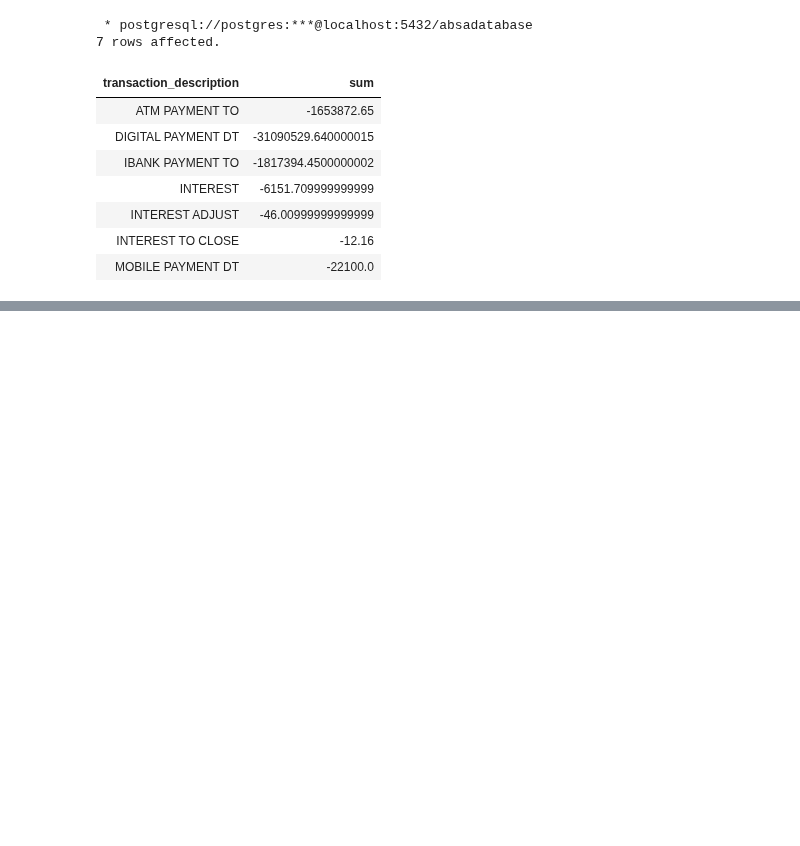
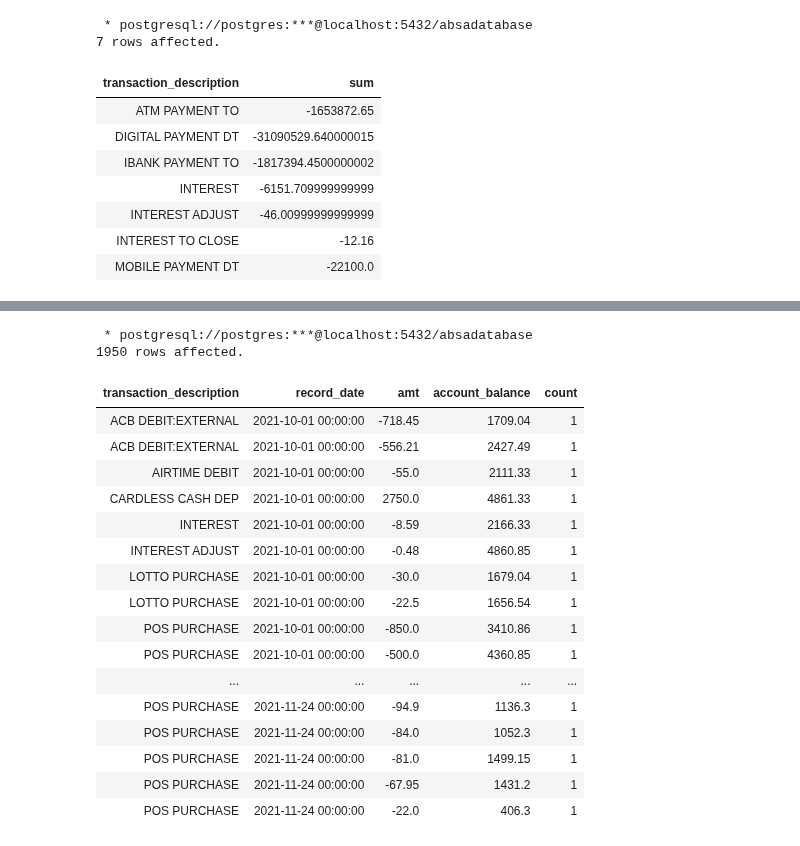
Before and after one commit to The-DigitalAcademy/EXPLORING-ABSA-DATASETS, a Jupyter notebook: assets.ipynb, the cells around one changed output, grey strips where cells are left out. Drawn from its saved outputs; the diff is of its cells as text; code cells hidden in the pictures; blank space fills up the shorter version.

```diff
--- a/assets.ipynb
+++ b/assets.ipynb
@@ -136,0 +226,26 @@ ORDER BY
+# %%
+%%sql
+select transaction_description, record_date,amt,account_balance, count(transaction_description)  from transactiondata
+where customer_identifier = 'ID_3dbff6158951a0529f5063fc715fd7a1593cbee84ef0c65a20c62c99d1e04c6d67672bf39fac5850ca725e5421c601f6dfbd385e8af024d355673620c8045a9e'
+GROUP BY transaction_description,record_date,amt,account_balance
+order by record_date
+# %% [output]
+ * postgresql://postgres:***@localhost:5432/absadatabase
+1950 rows affected.
+| transaction_description | record_date | amt | account_balance | count |
+| ACB DEBIT:EXTERNAL | 2021-10-01 00:00:00 | -718.45 | 1709.04 | 1 |
+| ACB DEBIT:EXTERNAL | 2021-10-01 00:00:00 | -556.21 | 2427.49 | 1 |
+| AIRTIME DEBIT | 2021-10-01 00:00:00 | -55.0 | 2111.33 | 1 |
+| CARDLESS CASH DEP | 2021-10-01 00:00:00 | 2750.0 | 4861.33 | 1 |
+| INTEREST | 2021-10-01 00:00:00 | -8.59 | 2166.33 | 1 |
+| INTEREST ADJUST | 2021-10-01 00:00:00 | -0.48 | 4860.85 | 1 |
+| LOTTO PURCHASE | 2021-10-01 00:00:00 | -30.0 | 1679.04 | 1 |
+| LOTTO PURCHASE | 2021-10-01 00:00:00 | -22.5 | 1656.54 | 1 |
+| POS PURCHASE | 2021-10-01 00:00:00 | -850.0 | 3410.86 | 1 |
+| POS PURCHASE | 2021-10-01 00:00:00 | -500.0 | 4360.85 | 1 |
+| ... | ... | ... | ... | ... |
+| POS PURCHASE | 2021-11-24 00:00:00 | -94.9 | 1136.3 | 1 |
+| POS PURCHASE | 2021-11-24 00:00:00 | -84.0 | 1052.3 | 1 |
+| POS PURCHASE | 2021-11-24 00:00:00 | -81.0 | 1499.15 | 1 |
+| POS PURCHASE | 2021-11-24 00:00:00 | -67.95 | 1431.2 | 1 |
+| POS PURCHASE | 2021-11-24 00:00:00 | -22.0 | 406.3 | 1 |
```
Also changed, not shown: parts of 6 cells of this notebook.
